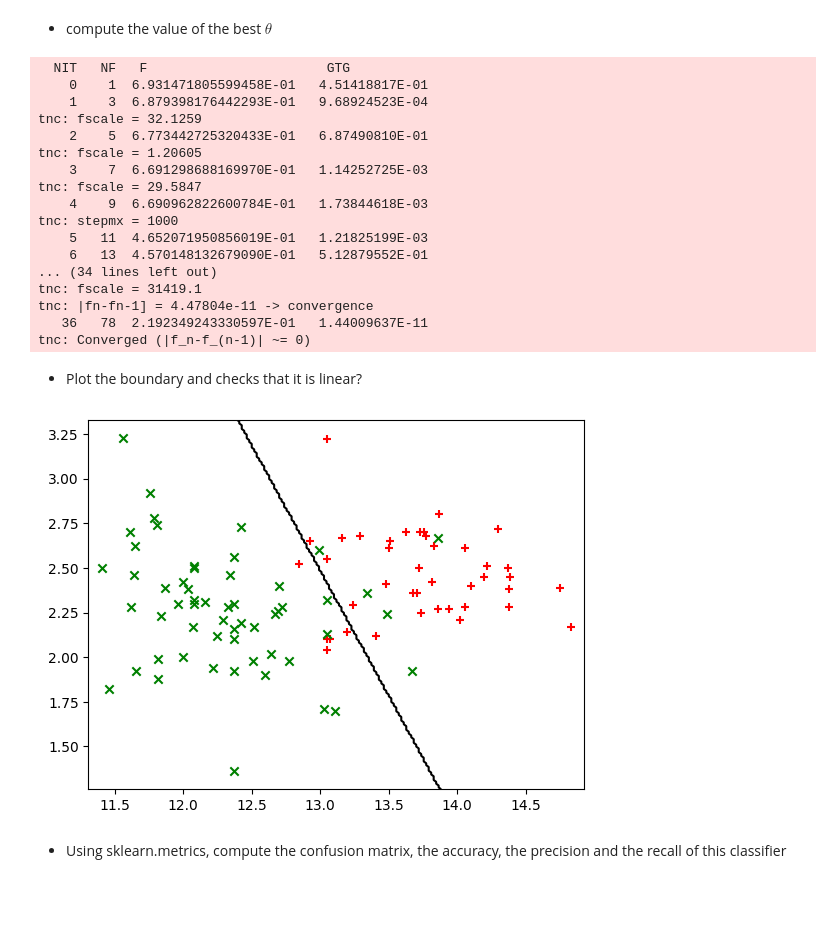
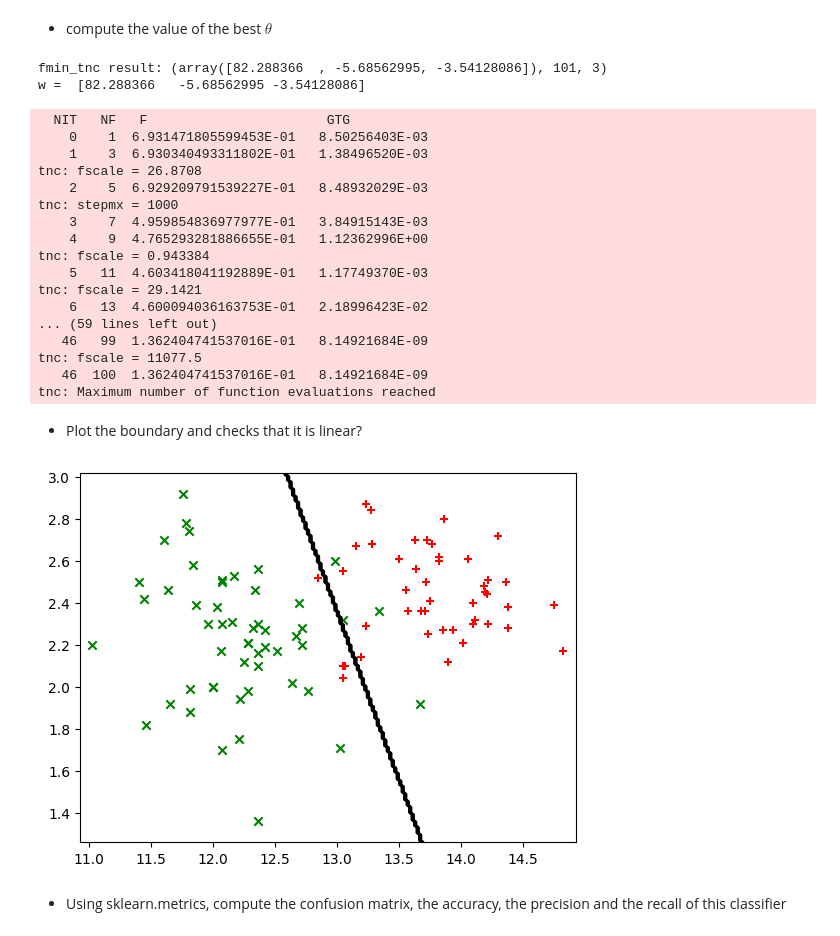
Before and after one commit to barboraplasovska/inia-elective, a Jupyter notebook: lab02/Lab02_Part2.ipynb, the cells around one changed output. Cells and saved outputs as stored; diff of their text form; code cells hidden in the pictures; blank space fills up the shorter version.

```diff
--- a/lab02/Lab02_Part2.ipynb
+++ b/lab02/Lab02_Part2.ipynb
@@ -101,16 +101,29 @@ def sigmoid(theta, X):
     return 1 / (1 + np.exp(-X @ theta)) # because theta is in column and X is lines, we need to X.T
 
 def cost(theta, X, y):
-    s = 0
+    """s = 0
     N = len(X)
 
     for i in range(N):
         s += y[i] * np.log(sigmoid(theta, X[i])) + (1 - y[i]) * np.log(1 - sigmoid(theta, X[i]))
 
-    return (-1 / N) * s
+    return (-1 / N) * s"""
+    theta = theta[:,None]
+    y = y[:, None]
+
+    hyp = sigmoid(theta, X)
+    pos = np.multiply(y, np.log(hyp))
+    neg = np.multiply((1 - y), np.log(1 - hyp))
+
+    return - np.sum(pos + neg) / len(X)
 
 def gradient(theta, X, y):
-    return (1 / len(X)) * (sigmoid(theta, X) - y) @ X
+    #return (1 / len(X)) * (sigmoid(theta, X) - y) @ X
+    theta = theta[:,None]
+    y = y[:, None]
+
+    error = sigmoid(theta, X) - y
+    return X.T.dot(error) / len(X)
 # %% [markdown]
 - Using the function scipy.optimize.fmin_tnc which performs a gradient descent algorithm, write a function Train(x, y) which compute $\theta$ that minimize $J(\theta)$
 # %%
@@ -119,59 +132,63 @@ from scipy.optimize import fmin_tnc
 def train(X, y):
     X = np.insert(X, 0, np.ones(len(X)), axis=1)
     theta = np.zeros(X.shape[1])
-    result = fmin_tnc(func=cost, x0=theta, args=(X, y), fprime=gradient)
+    result = fmin_tnc(func=cost, x0=theta, disp=5, args=(X, y), fprime=gradient)
+    print("fmin_tnc result:", result)
 
     return result[0]
 # %% [markdown]
 - compute the value of the best $\theta$
 # %%
-bestTheta = train(Xtrain, ytrain)
+W = train(Xtrain, ytrain)
+print("w = ", W)
 # %% [output]
-  NIT   NF   F                       GTG
-    0    1  6.931471805599458E-01   4.51418817E-01
-    1    3  6.879398176442293E-01   9.68924523E-04
-tnc: fscale = 32.1259
-    2    5  6.773442725320433E-01   6.87490810E-01
-tnc: fscale = 1.20605
-    3    7  6.691298688169970E-01   1.14252725E-03
-tnc: fscale = 29.5847
-    4    9  6.690962822600784E-01   1.73844618E-03
-tnc: stepmx = 1000
-    5   11  4.652071950856019E-01   1.21825199E-03
-    6   13  4.570148132679090E-01   5.12879552E-01
-... (34 lines left out)
-tnc: fscale = 31419.1
-tnc: |fn-fn-1] = 4.47804e-11 -> convergence
-   36   78  2.192349243330597E-01   1.44009637E-11
-tnc: Converged (|f_n-f_(n-1)| ~= 0)
+fmin_tnc result: (array([82.288366  , -5.68562995, -3.54128086]), 101, 3)
+w =  [82.288366   -5.68562995 -3.54128086]
+  NIT   NF   F                       GTG
+    0    1  6.931471805599453E-01   8.50256403E-03
+    1    3  6.930340493311802E-01   1.38496520E-03
+tnc: fscale = 26.8708
+    2    5  6.929209791539227E-01   8.48932029E-03
+tnc: stepmx = 1000
+    3    7  4.959854836977977E-01   3.84915143E-03
+    4    9  4.765293281886655E-01   1.12362996E+00
+tnc: fscale = 0.943384
+    5   11  4.603418041192889E-01   1.17749370E-03
+tnc: fscale = 29.1421
+    6   13  4.600094036163753E-01   2.18996423E-02
+... (59 lines left out)
+   46   99  1.362404741537016E-01   8.14921684E-09
+tnc: fscale = 11077.5
+   46  100  1.362404741537016E-01   8.14921684E-09
+tnc: Maximum number of function evaluations reached
 # %% [markdown]
 - Plot the boundary and checks that it is linear?
 # %%
 from matplotlib import cm
 from matplotlib.colors import LinearSegmentedColormap
 
 def predict(theta, X):
     X = np.insert(X, 0, np.ones(len(X)), axis=1)
-    return sigmoid(theta, X) >= 0.5
+    return (sigmoid(theta, X) >= 0.5).astype(int)
 
 def plot_boundary(X, pred):
 
     x_min, x_max = X[:,0].min() - .1, X[:,0].max() + .1
     y_min, y_max = X[:,1].min() - .1, X[:,1].max() + .1
 
     xs, ys = np.meshgrid(
         np.linspace(x_min, x_max, 200),
         np.linspace(y_min, y_max, 200)
     )
 
     xys = np.column_stack([xs.ravel(), ys.ravel()])
     zs = pred(xys).reshape(xs.shape)
     plt.contour(xs, ys, zs, colors='black')
 
-plot_boundary(Xtrain, lambda x: predict(bestTheta, x))
+plot_boundary(Xtrain, lambda x: predict(W, x))
 plot_points(Xtrain, ytrain)
 # %% [output]
-[figure, old version]
+[figure, new version]
 # %% [markdown]
 - Using sklearn.metrics, compute the confusion matrix, the accuracy, the precision and the recall of this classifier
 # %%
```
Also changed, not shown: parts of 3 cells of this notebook.
